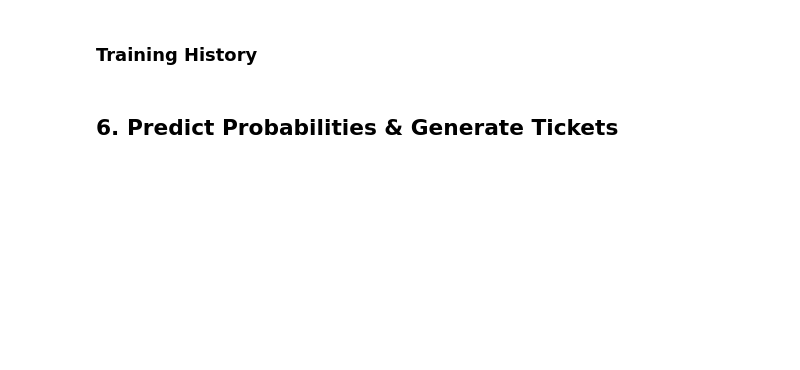
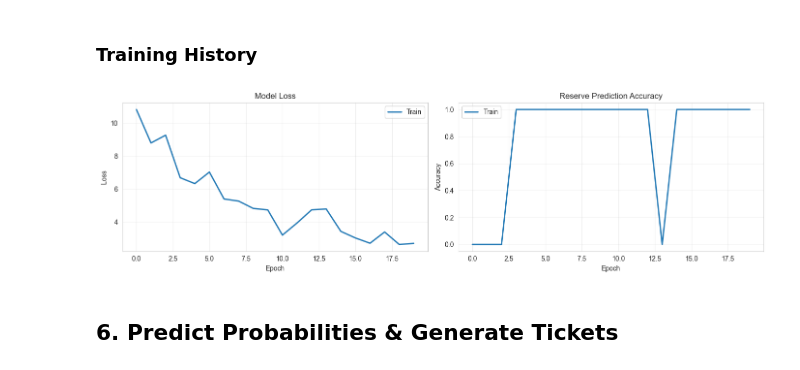
Before and after one commit to miztachristian/lottery-prediction-system, a Jupyter notebook: interactive_notebook.ipynb, the cells around one changed output. Drawn from its saved outputs; the diff is of its cells as text; code cells hidden in the pictures; blank space fills up the shorter version.

```diff
--- a/interactive_notebook.ipynb
+++ b/interactive_notebook.ipynb
@@ -157,28 +233,41 @@ print(f"\n✓ Training complete")
 # %%
 # Plot training history
 fig, axes = plt.subplots(1, 2, figsize=(14, 4))
 
 # Loss
 axes[0].plot(history.history['loss'], label='Train', linewidth=2)
-axes[0].plot(history.history['val_loss'], label='Validation', linewidth=2)
+if 'val_loss' in history.history and len(history.history['val_loss']) > 0:
+    axes[0].plot(history.history['val_loss'], label='Validation', linewidth=2)
 axes[0].set_xlabel('Epoch')
 axes[0].set_ylabel('Loss')
 axes[0].set_title('Model Loss')
 axes[0].legend()
 axes[0].grid(True, alpha=0.3)
 
 # Reserve Accuracy
 if 'reserve_accuracy' in history.history:
     axes[1].plot(history.history['reserve_accuracy'], label='Train', linewidth=2)
-    axes[1].plot(history.history['val_reserve_accuracy'], label='Validation', linewidth=2)
+    if 'val_reserve_accuracy' in history.history and len(history.history['val_reserve_accuracy']) > 0:
+        axes[1].plot(history.history['val_reserve_accuracy'], label='Validation', linewidth=2)
     axes[1].set_xlabel('Epoch')
     axes[1].set_ylabel('Accuracy')
     axes[1].set_title('Reserve Prediction Accuracy')
     axes[1].legend()
     axes[1].grid(True, alpha=0.3)
+else:
+    # Show auxiliary loss instead
+    if 'sum6_aux_loss' in history.history:
+        axes[1].plot(history.history['sum6_aux_loss'], label='Sum-6 Aux Loss', linewidth=2)
+        axes[1].set_xlabel('Epoch')
+        axes[1].set_ylabel('Auxiliary Loss')
+        axes[1].set_title('Sum-6 Constraint Loss')
+        axes[1].legend()
+        axes[1].grid(True, alpha=0.3)
 
 plt.tight_layout()
 plt.show()
+# %% [output]
+[figure, added]
 # %% [markdown]
 ## 6. Predict Probabilities & Generate Tickets
 # %%
```
Also changed, not shown: parts of 38 cells of this notebook, 48 other files.
